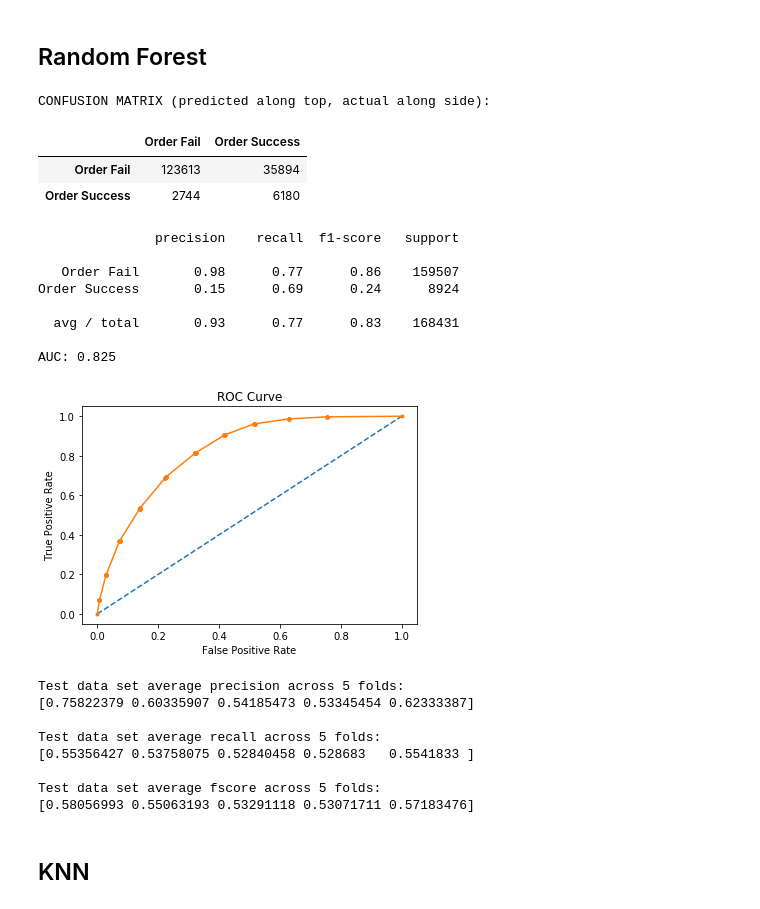
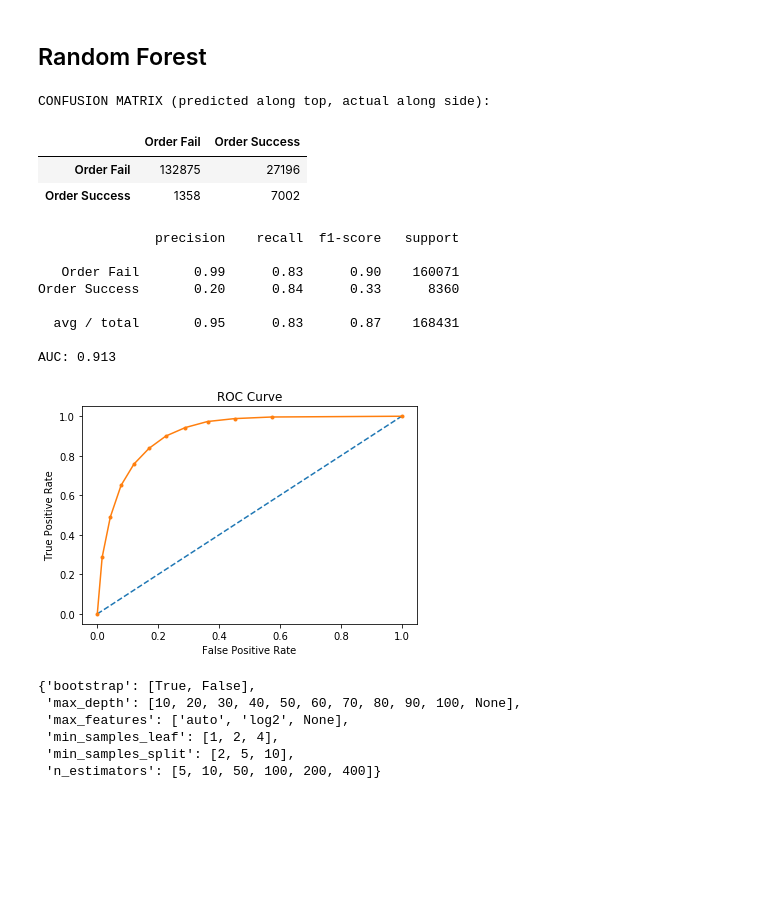
Before and after one commit to acaruso7/Order-Book-Trade-Classification, a Jupyter notebook: baseline_models.ipynb, the cells around one changed output. Drawn from its saved outputs; the diff is of its cells as text; code cells hidden in the pictures; blank space fills up the shorter version.

```diff
--- a/baseline_models.ipynb
+++ b/baseline_models.ipynb
@@ -77,8 +99,11 @@ df = pd.concat([features,response],axis=1)
 # %% [markdown]
 ## Train / Test Split
 # %%
+df = df.sample(frac=1)
 train = df.head(round(total*.70))
+train = train.reset_index(drop=True)
 test = df.tail(round(total*.30))
+test = test.reset_index(drop=True)
 
 train_success = train[train['ordersuccess']==1]
 train_fail = train[train['ordersuccess']==0]
@@ -232,35 +249,63 @@ Test data set average fscore across 5 folds:
 # %%
 RF = RandomForestClassifier()
 
 RF.fit(train_features, train_response)
 
 y_pred = RF.predict(test_features)
 model_eval(test_response, y_pred)
 
 plot_roc_curve(RF, test_features, test_response)
 
-cross_validation(RF, features, response, 5)
+# cross_validation(RF, features, response, 5)
 # %% [output]
 CONFUSION MATRIX (predicted along top, actual along side):
 |  | Order Fail | Order Success |
-| Order Fail | 123613 | 35894 |
-| Order Success | 2744 | 6180 |
+| Order Fail | 132875 | 27196 |
+| Order Success | 1358 | 7002 |
                precision    recall  f1-score   support
 
-   Order Fail       0.98      0.77      0.86    159507
-Order Success       0.15      0.69      0.24      8924
+   Order Fail       0.99      0.83      0.90    160071
+Order Success       0.20      0.84      0.33      8360
 
-  avg / total       0.93      0.77      0.83    168431
+  avg / total       0.95      0.83      0.87    168431
 
-AUC: 0.825
+AUC: 0.913
-[figure, old version]
+[figure, new version]
-Test data set average precision across 5 folds:
-[0.75822379 0.60335907 0.54185473 0.53345454 0.62333387]
-
-Test data set average recall across 5 folds:
-[0.55356427 0.53758075 0.52840458 0.528683   0.5541833 ]
-
-Test data set average fscore across 5 folds:
-[0.58056993 0.55063193 0.53291118 0.53071711 0.57183476]
-# %% [markdown]
-## KNN
+# %%
+import numpy as np
+from pprint import pprint
+from sklearn.model_selection import RandomizedSearchCV
+# Number of trees in random forest
+n_estimators = [5, 10, 50, 100, 200, 400]
+
+# Number of features to consider at every split
+max_features = ['auto', 'log2', None] #'auto' = sqrt(n_features)
+
+# Maximum number of levels in tree
+max_depth = [int(x) for x in np.linspace(10, 100, num = 10)]
+max_depth.append(None)
+
+# Minimum number of samples required to split a node
+min_samples_split = [2, 5, 10]
+
+# Minimum number of samples required at each leaf node
+min_samples_leaf = [1, 2, 4]
+
+# Method of selecting samples for training each tree
+bootstrap = [True, False]
+
+# Create the random grid
+random_grid = {'n_estimators': n_estimators,
+               'max_features': max_features,
+               'max_depth': max_depth,
+               'min_samples_split': min_samples_split,
+               'min_samples_leaf': min_samples_leaf,
+               'bootstrap': bootstrap}
+pprint(random_grid)
+# %% [output]
+{'bootstrap': [True, False],
+ 'max_depth': [10, 20, 30, 40, 50, 60, 70, 80, 90, 100, None],
+ 'max_features': ['auto', 'log2', None],
+ 'min_samples_leaf': [1, 2, 4],
+ 'min_samples_split': [2, 5, 10],
+ 'n_estimators': [5, 10, 50, 100, 200, 400]}
```
Also changed, not shown: parts of 11 cells of this notebook, 1 other file.
